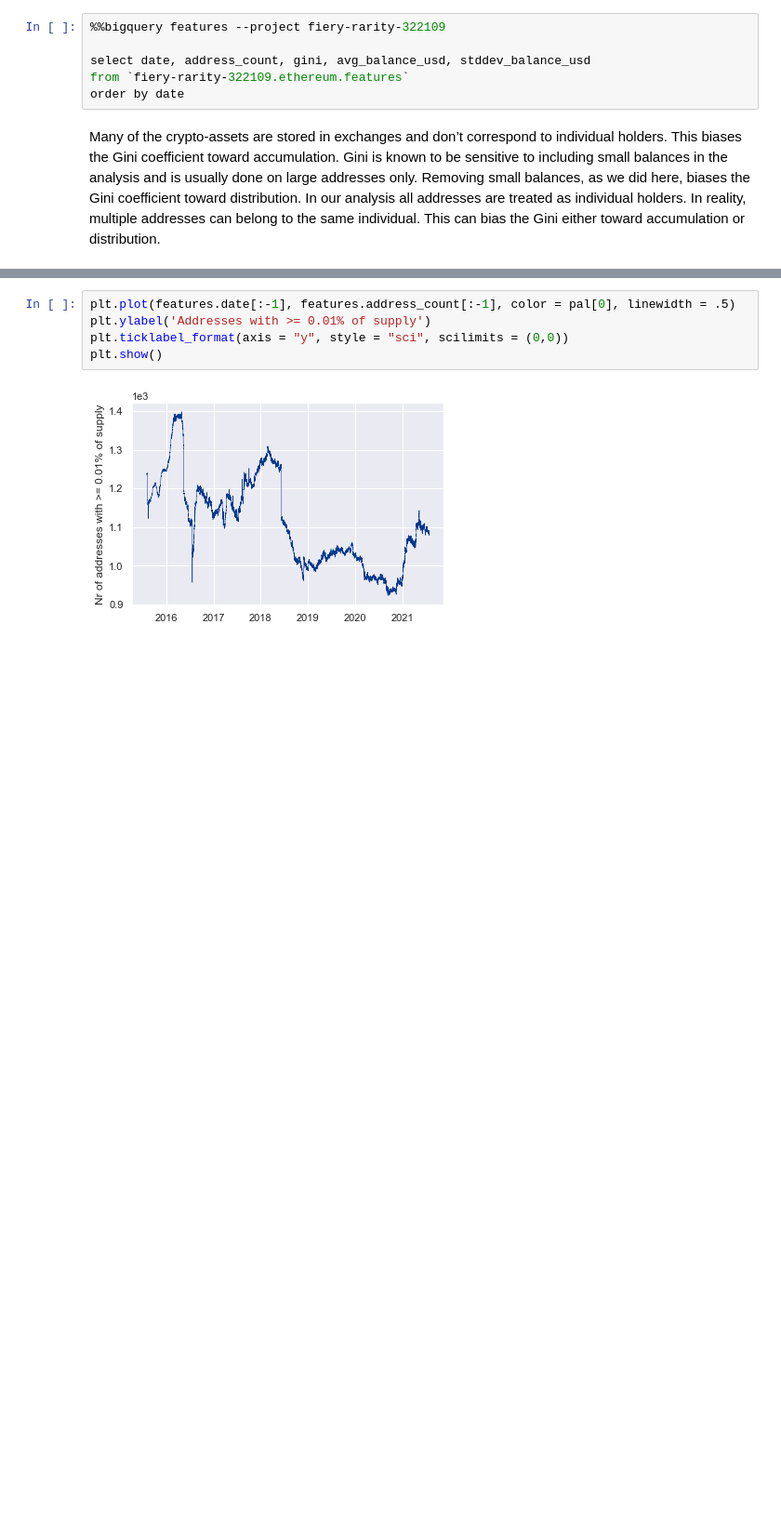
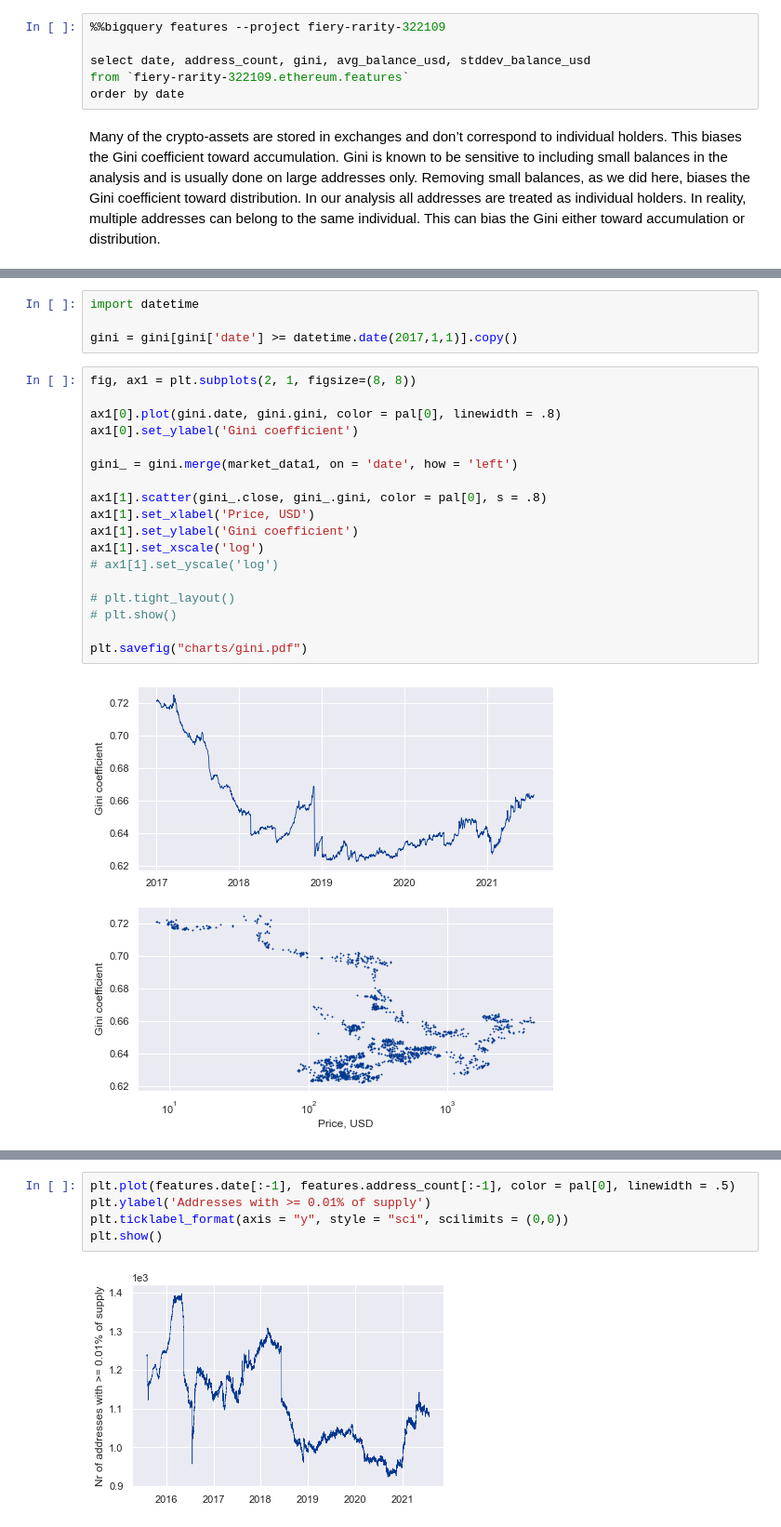
Before and after one commit to frebls/crypto-on-chain, a Jupyter notebook: data_analysis/EDA.ipynb, the cells around one changed output, grey strips where cells are left out. Shown at 93% size. Saved outputs shown, nothing was run; the diff lists cells and outputs as text; blank space fills up the shorter version.

```diff
--- a/data_analysis/EDA.ipynb
+++ b/data_analysis/EDA.ipynb
@@ -373 +475,25 @@ In our analysis all addresses are treated as individual holders. In reality, mul
+# %%
+import datetime
+
+gini = gini[gini['date'] >= datetime.date(2017,1,1)].copy()
+# %%
+fig, ax1 = plt.subplots(2, 1, figsize=(8, 8))
+
+ax1[0].plot(gini.date, gini.gini, color = pal[0], linewidth = .8)
+ax1[0].set_ylabel('Gini coefficient')
+
+gini_ = gini.merge(market_data1, on = 'date', how = 'left')
+
+ax1[1].scatter(gini_.close, gini_.gini, color = pal[0], s = .8)
+ax1[1].set_xlabel('Price, USD')
+ax1[1].set_ylabel('Gini coefficient')
+ax1[1].set_xscale('log')
+# ax1[1].set_yscale('log')
+
+# plt.tight_layout()
+# plt.show()
+
+plt.savefig("charts/gini.pdf")
+# %% [output]
+[figure, added]
 # %%
```
Also changed, not shown: parts of 30 cells of this notebook.
